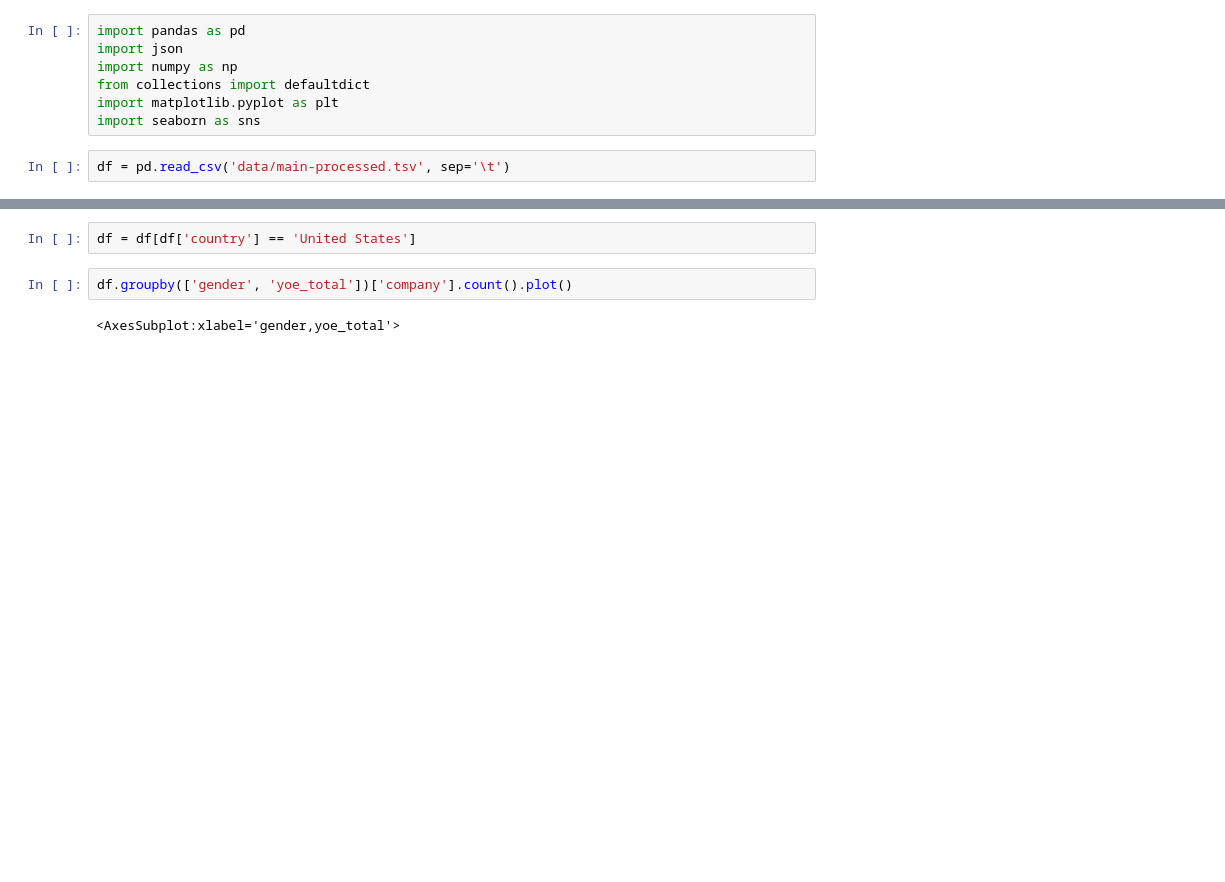
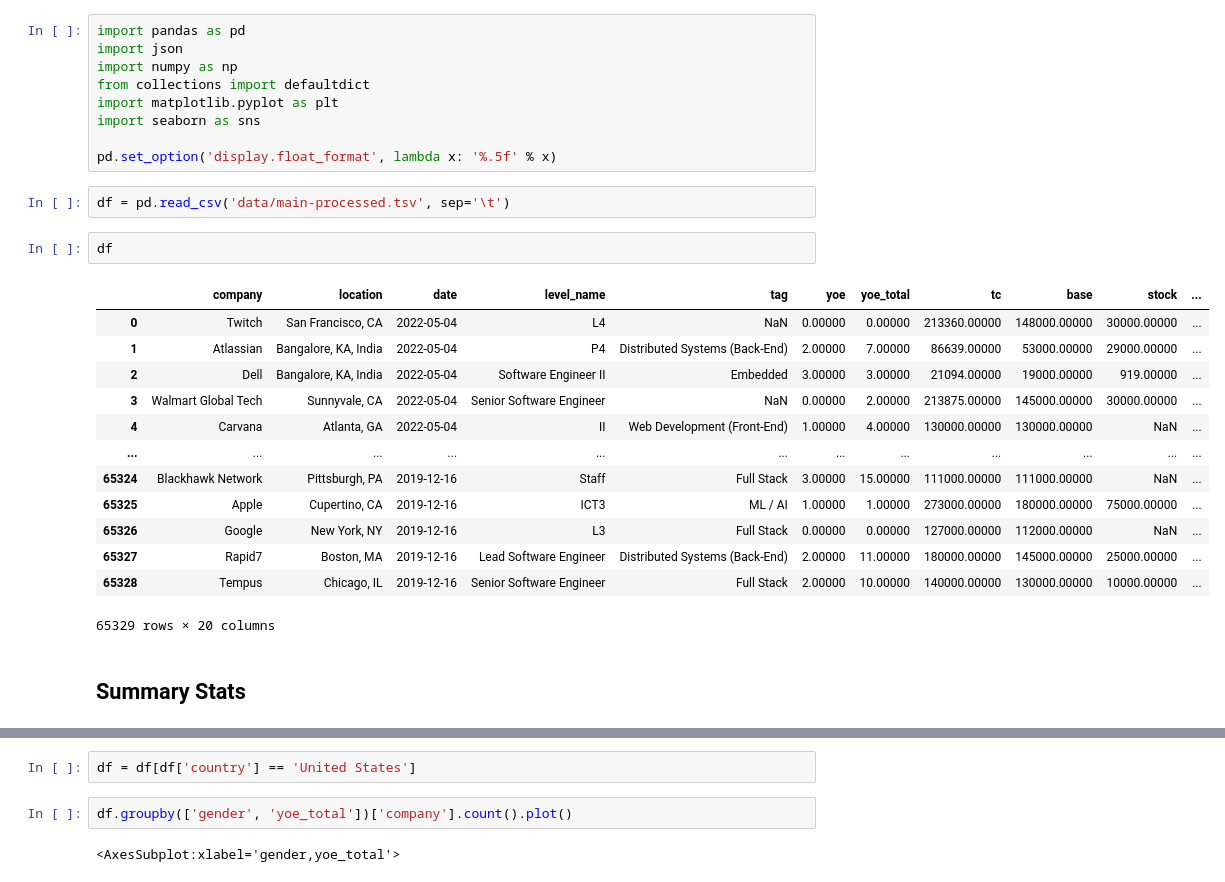
Before and after one commit to yu-lily/salary-analysis, a Jupyter notebook: 2.1-eda.ipynb, the cells around one changed output, grey strips where cells are left out. Saved outputs shown, nothing was run; the diff lists cells and outputs as text; blank space fills up the shorter version.

```diff
--- a/2.1-eda.ipynb
+++ b/2.1-eda.ipynb
@@ -5,5 +5,25 @@ import numpy as np
 from collections import defaultdict
 import matplotlib.pyplot as plt
 import seaborn as sns
+
+pd.set_option('display.float_format', lambda x: '%.5f' % x)
 # %%
 df = pd.read_csv('data/main-processed.tsv', sep='\t')
+# %%
+df
+# %% [output]
+|  | company | location | date | level_name | tag | yoe | yoe_total | tc | base | stock | ... |
+| 0 | Twitch | San Francisco, CA | 2022-05-04 | L4 | NaN | 0.00000 | 0.00000 | 213360.00000 | 148000.00000 | 30000.00000 | ... |
+| 1 | Atlassian | Bangalore, KA, India | 2022-05-04 | P4 | Distributed Systems (Back-End) | 2.00000 | 7.00000 | 86639.00000 | 53000.00000 | 29000.00000 | ... |
+| 2 | Dell | Bangalore, KA, India | 2022-05-04 | Software Engineer II | Embedded | 3.00000 | 3.00000 | 21094.00000 | 19000.00000 | 919.00000 | ... |
+| 3 | Walmart Global Tech | Sunnyvale, CA | 2022-05-04 | Senior Software Engineer | NaN | 0.00000 | 2.00000 | 213875.00000 | 145000.00000 | 30000.00000 | ... |
+| 4 | Carvana | Atlanta, GA | 2022-05-04 | II | Web Development (Front-End) | 1.00000 | 4.00000 | 130000.00000 | 130000.00000 | NaN | ... |
+| ... | ... | ... | ... | ... | ... | ... | ... | ... | ... | ... | ... |
+| 65324 | Blackhawk Network | Pittsburgh, PA | 2019-12-16 | Staff | Full Stack | 3.00000 | 15.00000 | 111000.00000 | 111000.00000 | NaN | ... |
+| 65325 | Apple | Cupertino, CA | 2019-12-16 | ICT3 | ML / AI | 1.00000 | 1.00000 | 273000.00000 | 180000.00000 | 75000.00000 | ... |
+| 65326 | Google | New York, NY | 2019-12-16 | L3 | Full Stack | 0.00000 | 0.00000 | 127000.00000 | 112000.00000 | NaN | ... |
+| 65327 | Rapid7 | Boston, MA | 2019-12-16 | Lead Software Engineer | Distributed Systems (Back-End) | 2.00000 | 11.00000 | 180000.00000 | 145000.00000 | 25000.00000 | ... |
+| 65328 | Tempus | Chicago, IL | 2019-12-16 | Senior Software Engineer | Full Stack | 2.00000 | 10.00000 | 140000.00000 | 130000.00000 | 10000.00000 | ... |
+65329 rows × 20 columns
+# %% [markdown]
+## Summary Stats
```
Also changed, not shown: parts of 30 cells of this notebook, 4 other files.
